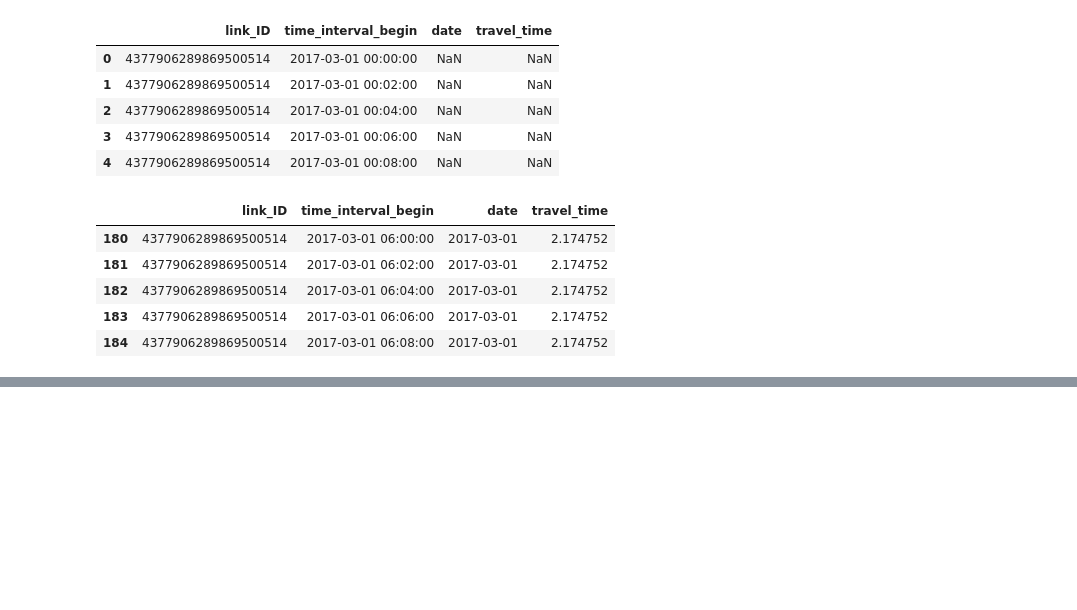
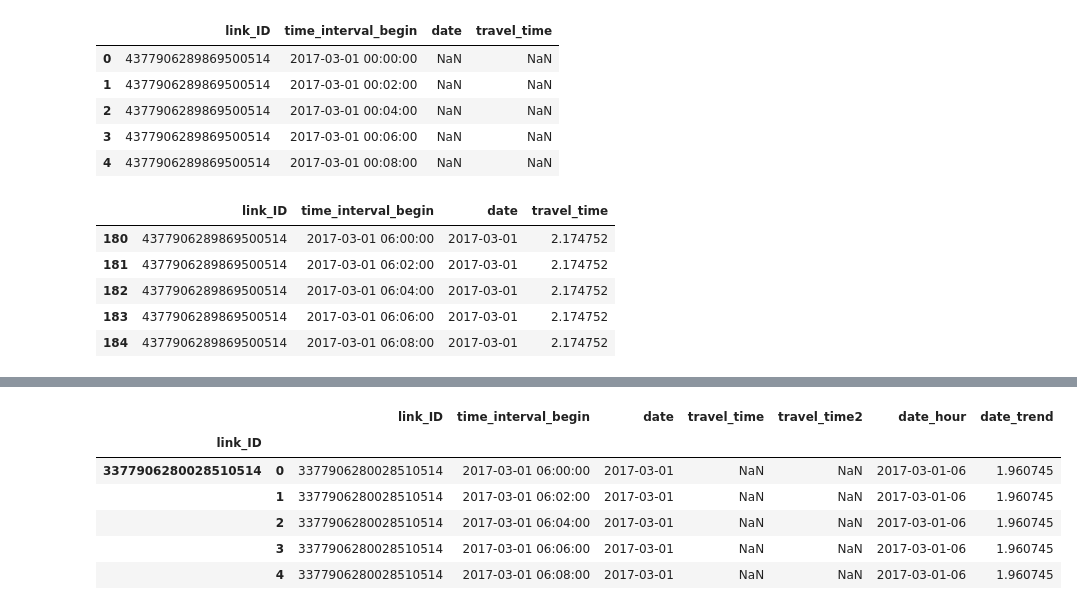
Before and after one commit to ben1234560/AiLearning-Theory-Applying, a Jupyter notebook: 机器学习竞赛实战_优胜解决方案/智慧城市-道路通行时间预测/道路通行时间预测.ipynb, the cells around one changed output, grey strips where cells are left out. Cells and saved outputs as stored; diff of their text form; code cells hidden in the pictures; blank space fills up the shorter version.

```diff
--- a/机器学习竞赛实战_优胜解决方案/智慧城市-道路通行时间预测/道路通行时间预测.ipynb
+++ b/机器学习竞赛实战_优胜解决方案/智慧城市-道路通行时间预测/道路通行时间预测.ipynb
@@ -190,0 +193,4 @@ df2.to_csv('pre_trainning.txt',header=True,index=None,sep=';',mode='w')
+# %%
+df = df2
+df['travel_time2'] = df['travel_time']
+df.head()
@@ -190,0 +206,22 @@ df2.to_csv('pre_trainning.txt',header=True,index=None,sep=';',mode='w')
+# %%
+def date_trend(group):
+    tmp = group.groupby('date_hour').mean().reset_index()
+
+    def nan_helper(y):
+        return np.isnan(y), lambda z: z.nonzero()[0]
+
+    y = tmp['travel_time'].values
+    nans, x = nan_helper(y)
+    if group.link_ID.values[0] in ['3377906282328510514','3377906283328510514',
+                                  '4377906280784800514','9377906281555510514']:
+        tmp['date_trend'] = group['travel_time'].median()
+    else:
+        regr = linear_model.LinearRegression()
+        regr.fit(x(~nans).reshape(-1,1), y[~nans].reshape(-1,1))
+        tmp['date_trend'] = regr.predict(tmp.index.values.reshape(-1,1)).ravel()
+    group = pd.merge(group,tmp[['date_trend','date_hour']], on='date_hour',how='left')
+    return group
+# %%
+# 基于小时进行预测，如果基于整体预测，结果可能不准确定，我们先算小时对结果的影响
+df['date_hour'] = df.time_interval_begin.map(lambda x: x.strftime('%Y-%m-%d-%H'))
+df.head()
@@ -190,0 +240,11 @@ df2.to_csv('pre_trainning.txt',header=True,index=None,sep=';',mode='w')
+# %%
+df = df.groupby('link_ID').apply(date_trend)
+df.head()
+# %% [output]
+|  |  | link_ID | time_interval_begin | date | travel_time | travel_time2 | date_hour | date_trend |
+| link_ID |  |  |  |  |  |  |  |  |
+| 3377906280028510514 | 0 | 3377906280028510514 | 2017-03-01 06:00:00 | 2017-03-01 | NaN | NaN | 2017-03-01-06 | 1.960745 |
+|  | 1 | 3377906280028510514 | 2017-03-01 06:02:00 | 2017-03-01 | NaN | NaN | 2017-03-01-06 | 1.960745 |
+|  | 2 | 3377906280028510514 | 2017-03-01 06:04:00 | 2017-03-01 | NaN | NaN | 2017-03-01-06 | 1.960745 |
+|  | 3 | 3377906280028510514 | 2017-03-01 06:06:00 | 2017-03-01 | NaN | NaN | 2017-03-01-06 | 1.960745 |
+|  | 4 | 3377906280028510514 | 2017-03-01 06:08:00 | 2017-03-01 | NaN | NaN | 2017-03-01-06 | 1.960745 |
```
Also changed, not shown: parts of 8 cells of this notebook, 1 other file.
